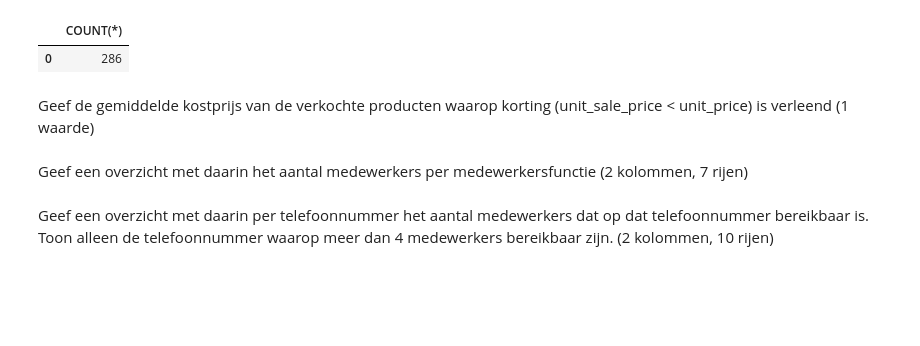
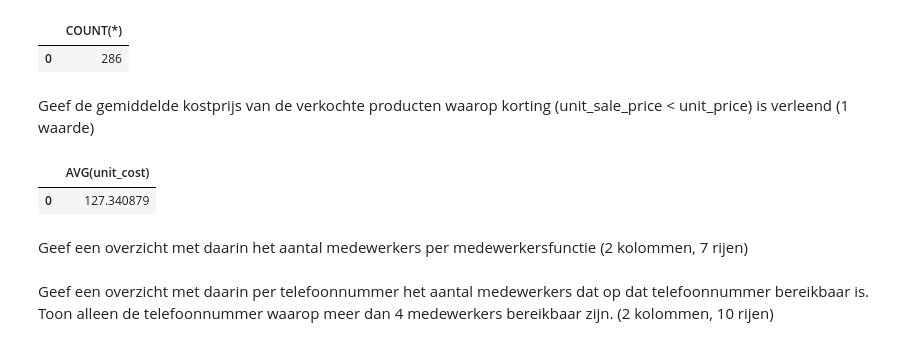
Before and after one commit to alex24106429/DEAI-Portfolio, a Jupyter notebook: week_1/werkcollege_2/Opdrachten_w1_wc2.ipynb, the cells around one changed output. Drawn from its saved outputs; the diff is of its cells as text; code cells hidden in the pictures; blank space fills up the shorter version.

```diff
--- a/week_1/werkcollege_2/Opdrachten_w1_wc2.ipynb
+++ b/week_1/werkcollege_2/Opdrachten_w1_wc2.ipynb
@@ -204,6 +204,11 @@ pd.read_sql_query("SELECT COUNT(*) FROM retailer_site WHERE address2 IS NULL ORD
 | 0 | 286 |
 # %% [markdown]
 Geef de gemiddelde kostprijs van de verkochte producten waarop korting (unit_sale_price < unit_price) is verleend (1 waarde)
+# %%
+pd.read_sql_query("SELECT AVG(unit_cost) FROM order_details WHERE unit_sale_price < unit_price", connection)
+# %% [output]
+|  | AVG(unit_cost) |
+| 0 | 127.340879 |
 # %% [markdown]
 Geef een overzicht met daarin het aantal medewerkers per medewerkersfunctie (2 kolommen, 7 rijen)
 # %% [markdown]
```
